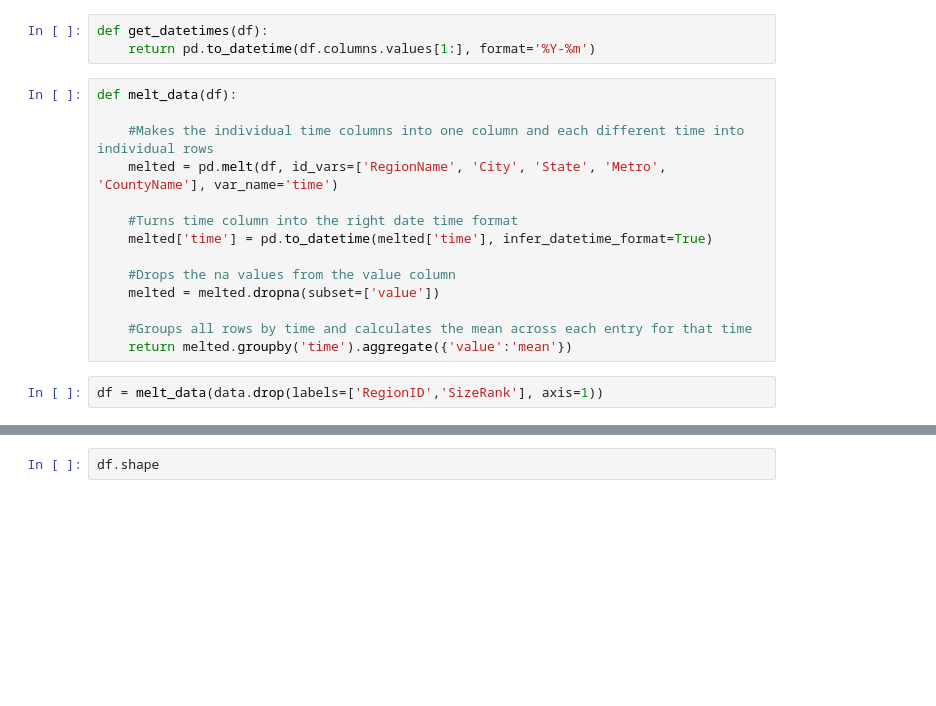
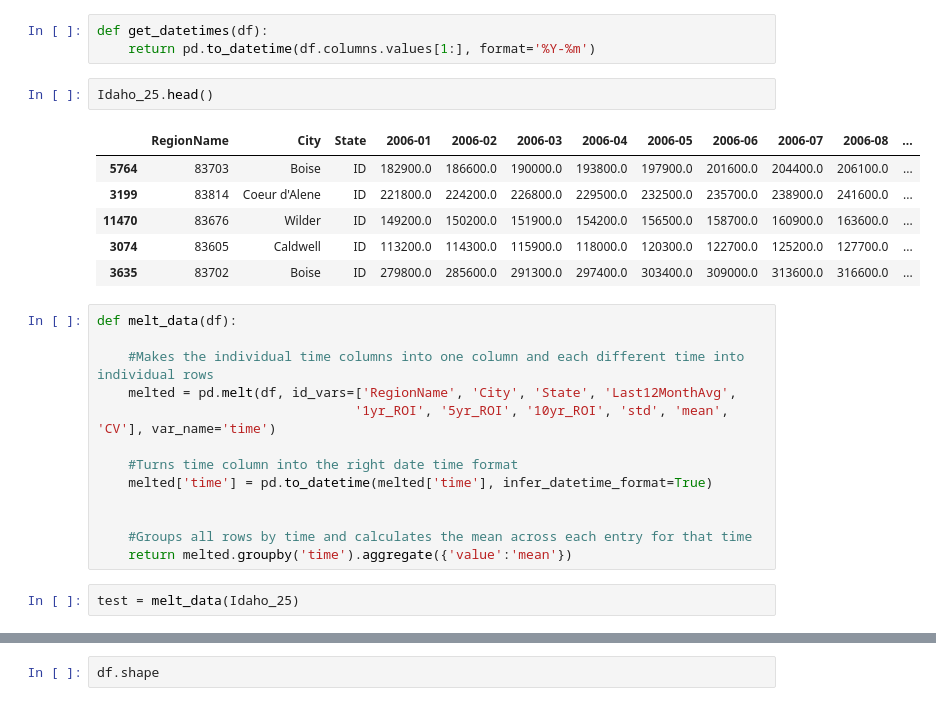
Before and after one commit to stevenkyle2013/ZillowTimeSeries, a Jupyter notebook: Main.ipynb, the cells around one changed output, grey strips where cells are left out. Drawn from its saved outputs; the diff is of its cells as text; blank space fills up the shorter version.

```diff
--- a/Main.ipynb
+++ b/Main.ipynb
@@ -211,19 +387,27 @@ To do:
 # %%
 def get_datetimes(df):
     return pd.to_datetime(df.columns.values[1:], format='%Y-%m')
+# %%
+Idaho_25.head()
+# %% [output]
+|  | RegionName | City | State | 2006-01 | 2006-02 | 2006-03 | 2006-04 | 2006-05 | 2006-06 | 2006-07 | 2006-08 | ... |
+| 5764 | 83703 | Boise | ID | 182900.0 | 186600.0 | 190000.0 | 193800.0 | 197900.0 | 201600.0 | 204400.0 | 206100.0 | ... |
+| 3199 | 83814 | Coeur d'Alene | ID | 221800.0 | 224200.0 | 226800.0 | 229500.0 | 232500.0 | 235700.0 | 238900.0 | 241600.0 | ... |
+| 11470 | 83676 | Wilder | ID | 149200.0 | 150200.0 | 151900.0 | 154200.0 | 156500.0 | 158700.0 | 160900.0 | 163600.0 | ... |
+| 3074 | 83605 | Caldwell | ID | 113200.0 | 114300.0 | 115900.0 | 118000.0 | 120300.0 | 122700.0 | 125200.0 | 127700.0 | ... |
+| 3635 | 83702 | Boise | ID | 279800.0 | 285600.0 | 291300.0 | 297400.0 | 303400.0 | 309000.0 | 313600.0 | 316600.0 | ... |
 # %%
 def melt_data(df):
 
     #Makes the individual time columns into one column and each different time into individual rows
-    melted = pd.melt(df, id_vars=['RegionName', 'City', 'State', 'Metro', 'CountyName'], var_name='time')
+    melted = pd.melt(df, id_vars=['RegionName', 'City', 'State', 'Last12MonthAvg',
+                                 '1yr_ROI', '5yr_ROI', '10yr_ROI', 'std', 'mean', 'CV'], var_name='time')
 
     #Turns time column into the right date time format
     melted['time'] = pd.to_datetime(melted['time'], infer_datetime_format=True)
 
-    #Drops the na values from the value column
-    melted = melted.dropna(subset=['value'])
 
     #Groups all rows by time and calculates the mean across each entry for that time
     return melted.groupby('time').aggregate({'value':'mean'})
-# %%
-df = melt_data(data.drop(labels=['RegionID','SizeRank'], axis=1))
+# %%
+test = melt_data(Idaho_25)
```
Also changed, not shown: parts of 32 cells of this notebook.
